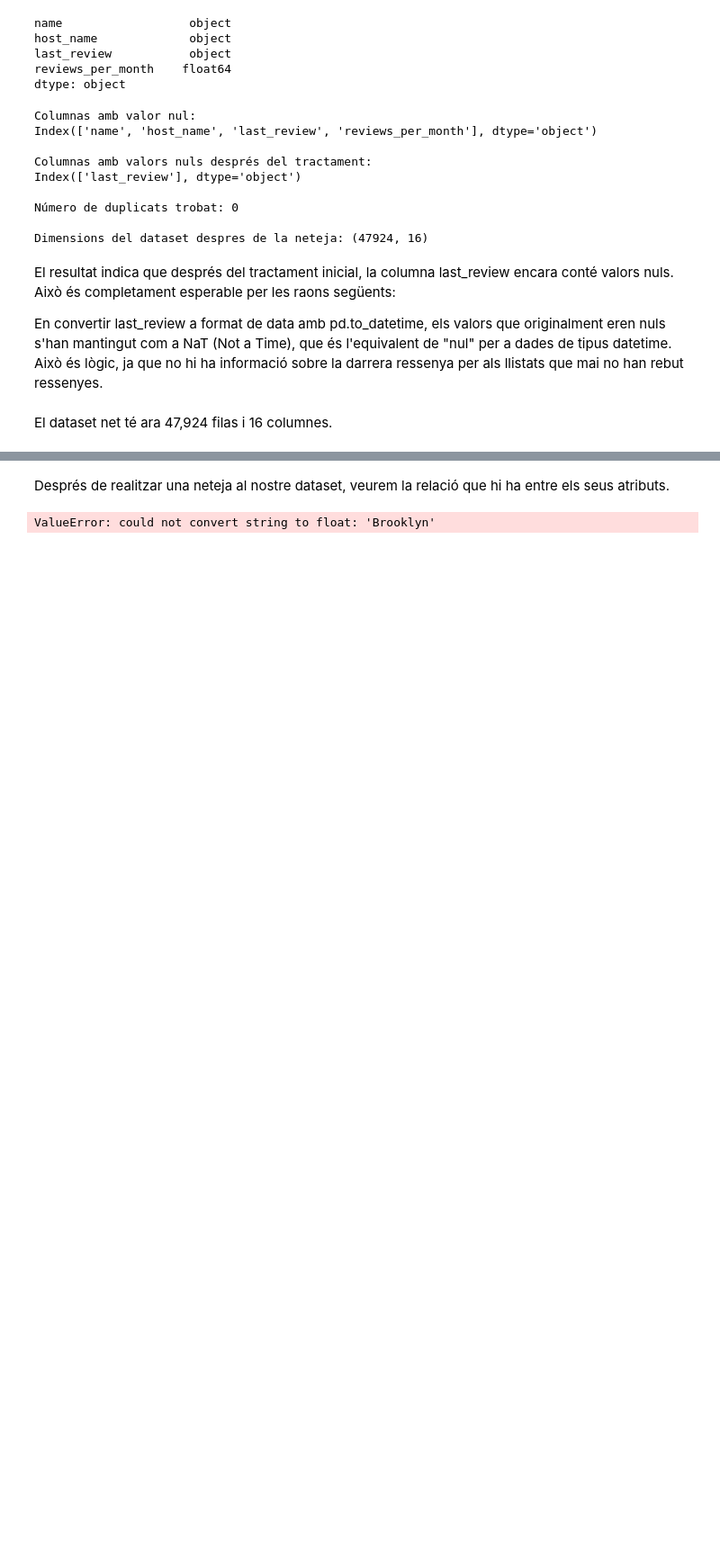
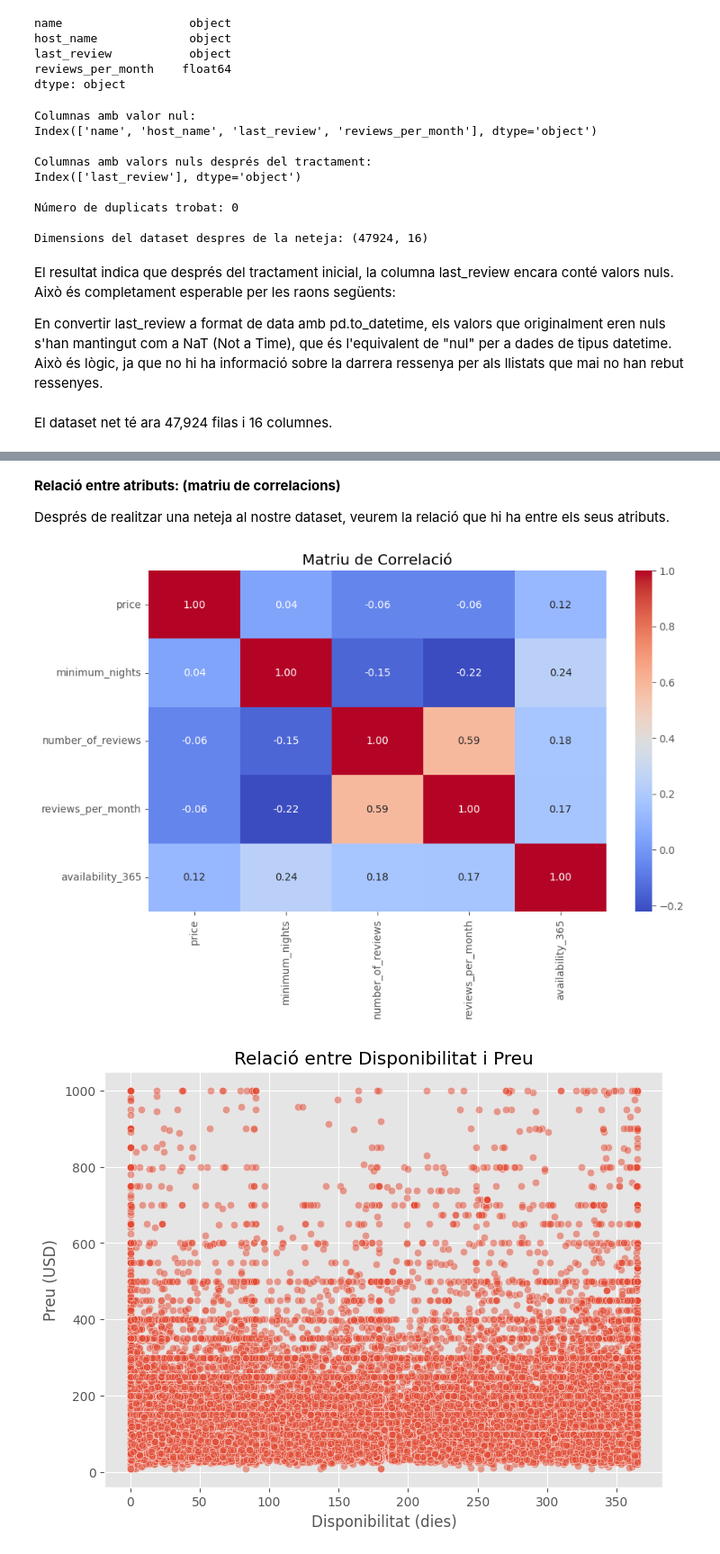
Before and after one commit to angela-uab/Kaggle-APC, a Jupyter notebook: kaggle.ipynb, the cells around one changed output, grey strips where cells are left out. Shown: that part at 90% size. Drawn from its saved outputs; the diff is of its cells as text; code cells hidden in the pictures; blank space fills up the shorter version.

Commit message:
anàlisis d'atributs

```diff
--- a/kaggle.ipynb
+++ b/kaggle.ipynb
@@ -301,9 +382,30 @@ Resumen de Disponibilidad Anual: {'Media Disponibilidad (días)': np.float64(111
 # %% [markdown]
+**Relació entre atributs: (matriu de correlacions)**
+
 Després de realitzar una neteja al nostre dataset, veurem la relació que hi ha entre els seus atributs.
-# %%
-# Relacions entre atributs
-# Correlacions entre variables numèriques
-
-correlation_matrix = df.corr()
-# %% [output]
-ValueError: could not convert string to float: 'Brooklyn'
+# %%
+# Matriu de correlació
+correlation_matrix = df[['price', 'minimum_nights', 'number_of_reviews', 'reviews_per_month', 'availability_365']].corr()
+
+# Visualització de la matriu de correlació
+plt.figure(figsize=(10, 6))
+sns.heatmap(correlation_matrix, annot=True, cmap='coolwarm', fmt='.2f')
+plt.title('Matriu de Correlació')
+plt.show()
+
+# Gràfic de dispersió (price vs availability_365)
+plt.figure(figsize=(8, 6))
+sns.scatterplot(x='availability_365', y='price', data=df, alpha=0.5)
+plt.title('Relació entre Disponibilitat i Preu')
+plt.xlabel('Disponibilitat (dies)')
+plt.ylabel('Preu (USD)')
+plt.show()
+
+
+# Relacions entre atributs
+# Correlacions entre variables numèriques
+
+#correlation_matrix = df.corr()
+# %% [output]
+[figure, added]
+[figure, added]
```
Also changed, not shown: parts of 11 cells of this notebook.
